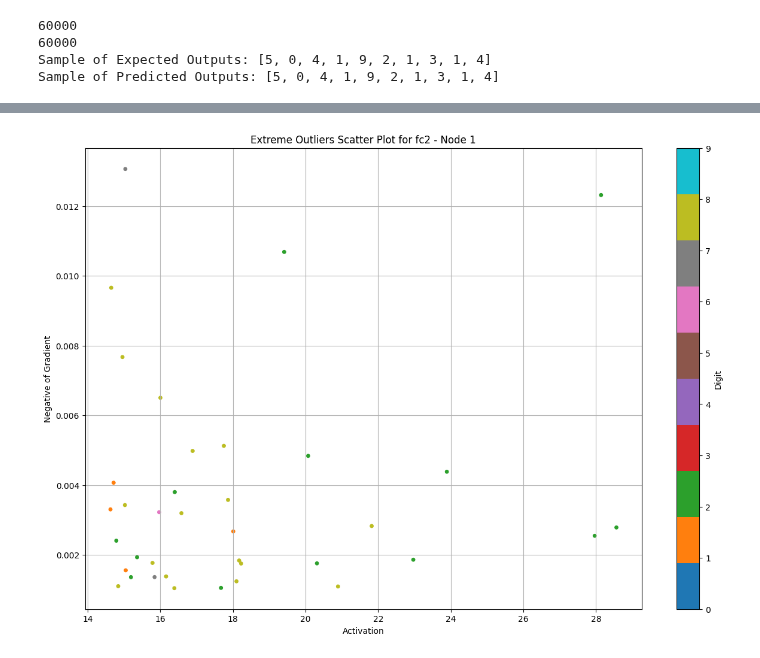
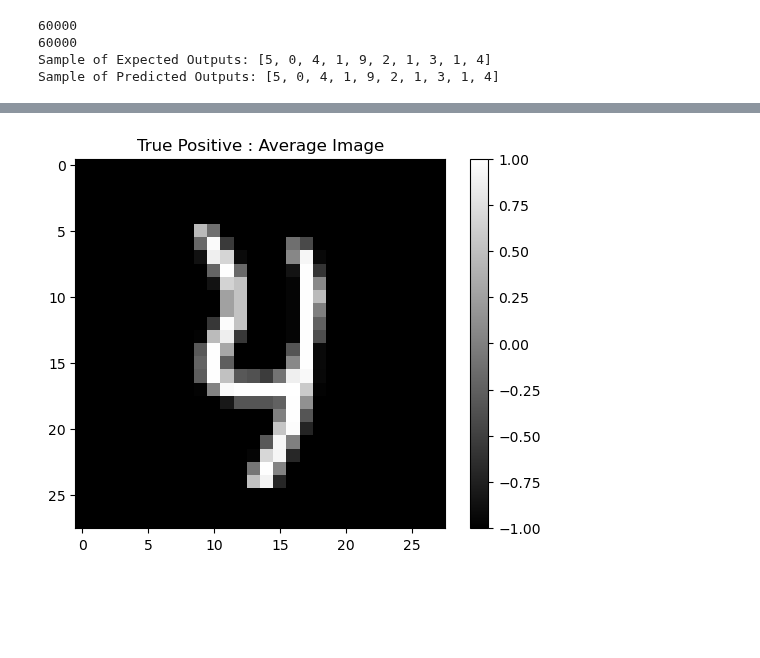
Before and after one commit to benrichards4376/Explanatory-Neural-Networks, a Jupyter notebook: MNIST_explained.ipynb, the cells around one changed output, grey strips where cells are left out. Drawn from its saved outputs; the diff is of its cells as text; code cells hidden in the pictures; blank space fills up the shorter version.

Commit message:
Added False negatives and positives along with their visualizations

```diff
--- a/MNIST_explained.ipynb
+++ b/MNIST_explained.ipynb
@@ -60,9 +47,9 @@ class MNISTNet(nn.Module):
     def __init__(self):
         super(MNISTNet, self).__init__()
         # Define your layers here
-        self.fc1 = nn.Linear(784, 128)
-        self.fc2 = nn.Linear(128, 64)
-        self.fc3 = nn.Linear(64, 10)
+        self.fc1 = nn.Linear(784, 784)
+        self.fc2 = nn.Linear(784, 128)
+        self.fc3 = nn.Linear(128, 10)
 
     def forward(self, x):
         # Define the forward pass
@@ -244,7 +231,7 @@ explainable_net = ExplainableNetwork(model)
 criterion = nn.CrossEntropyLoss()
 optimizer = optim.Adam(model.parameters(), lr=0.001)
 
-num_epochs = 10  # Adjust as needed
+num_epochs = 2  # Adjust as needed
 
 for epoch in range(num_epochs):
     explainable_net.start_epoch(epoch, num_epochs)
@@ -550,56 +564,26 @@ for i in range(0, len(truePos), images_per_grid):
 # %%
-def DiscriminatedOutputs(explainable_network, positive, trueWithRespectToGradient):
-    activations = []
-    gradients = []
-    colors = []
+def showAverageActivatedImage(data, title):
+    images_subset = torch.stack([all_images[i] for i in data])
+    average_image = images_subset.float().mean(dim=0).squeeze()
+    plt.imshow(average_image, cmap='gray')
+    plt.title(title +  ' : Average Image')
+    plt.colorbar()
+    plt.show()
 
-    # Define a color map for digits 0-9
-    color_map = matplotlib.colormaps['tab10']
+    normalized_image = (average_image - average_image.min()) / (average_image.max() - average_image.min())
 
-    # Retrieve activations, gradients, and check for correct predictions
-    for input_index, (expected, predicted) in enumerate(zip(explainable_network.expected_outputs, explainable_network.predicted_outputs)):
-        if expected == predicted:
-            activation = explainable_network.get_activations(input_index)
-            gradient = explainable_network.get_gradients(input_index)
+    # Apply a power law transformation to increase contrast, emphasizing the bright pixels
+    # Squaring the normalized pixel values will make high values brighter and low values dimmer
+    emphasized_image = normalized_image ** 4
 
-            if activation is not None and gradient is not None:
-                activations.append(activation['fc2'][1])
-                gradients.append(-gradient['fc2'][1])  # Negative of the gradient
-                colors.append(color_map(expected))  # Color code based on the correct digit
+    # Plot the emphasized average image
+    plt.imshow(emphasized_image, cmap='gray')
+    plt.title(title + ' : Emphasized Average Image')
+    plt.colorbar()
+    plt.show()
 
-    # Convert lists to numpy arrays for numerical operations
-    activations = np.array(activations)
-    gradients = np.array(gradients)
-    colors = np.array(colors)
-
-    # Calculate mean and standard deviation for activations and gradients
-    activation_mean = np.mean(activations)
-    activation_std = np.std(activations)
-    gradient_mean = np.mean(gradients)
-    gradient_std = np.std(gradients)
-
-    # Apply filtering for points that are more than std_dev_threshold away in both dimensions
-    extreme_outliers = ((activations - activation_mean) > 1.5 * activation_std) & \
-                       ((gradients - gradient_mean) > 1.5 * gradient_std)
-
-    # Filter activations, gradients, and colors based on the extreme outlier condition
-    activations_extreme = activations[extreme_outliers]
-    gradients_extreme = gradients[extreme_outliers]
-    colors_extreme = colors[extreme_outliers]
-
-    print(len(activations_extreme))
-    # Generate scatter plot with extreme outliers
-    fig, ax = plt.subplots(figsize=(15, 10))
-    scatter = ax.scatter(activations_extreme, gradients_extreme, c=colors_extreme, cmap=color_map, s=15)
-    ax.set_xlabel('Activation')
-    ax.set_ylabel('Negative of Gradient')
-    ax.set_title(f'Extreme Outliers Scatter Plot for fc2 - Node 1')
-
-    # Create a colorbar
-    cbar = plt.colorbar(matplotlib.cm.ScalarMappable(cmap=color_map, norm=plt.Normalize(0, 9)), ax=ax, ticks=np.arange(0, 10))
-    cbar.set_label('Digit')
-
-    ax.grid(True)
-    plt.show()
-DiscriminatedOutputs(explainable_net, True, True)
+showAverageActivatedImage(truePos, 'True Positive')
+showAverageActivatedImage(falsePos, 'False Positive')
+showAverageActivatedImage(trueNeg, 'True Negative')
+showAverageActivatedImage(falseNeg, 'False Negative')
 # %% [output]
@@ -607 +590 @@ DiscriminatedOutputs(explainable_net, True, True)
-[figure, old version]
+[figure, new version]
```
Also changed, not shown: parts of 17 cells of this notebook.
